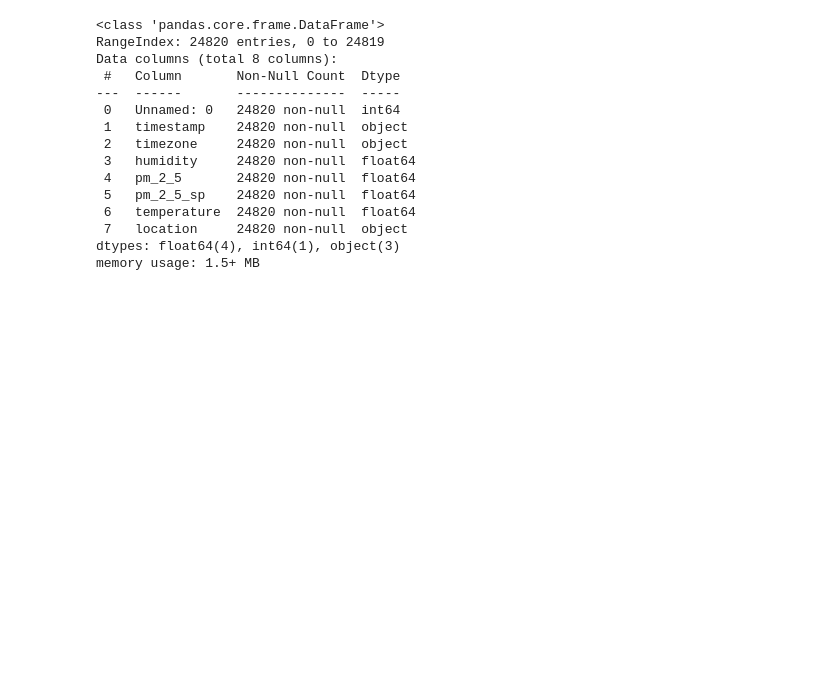
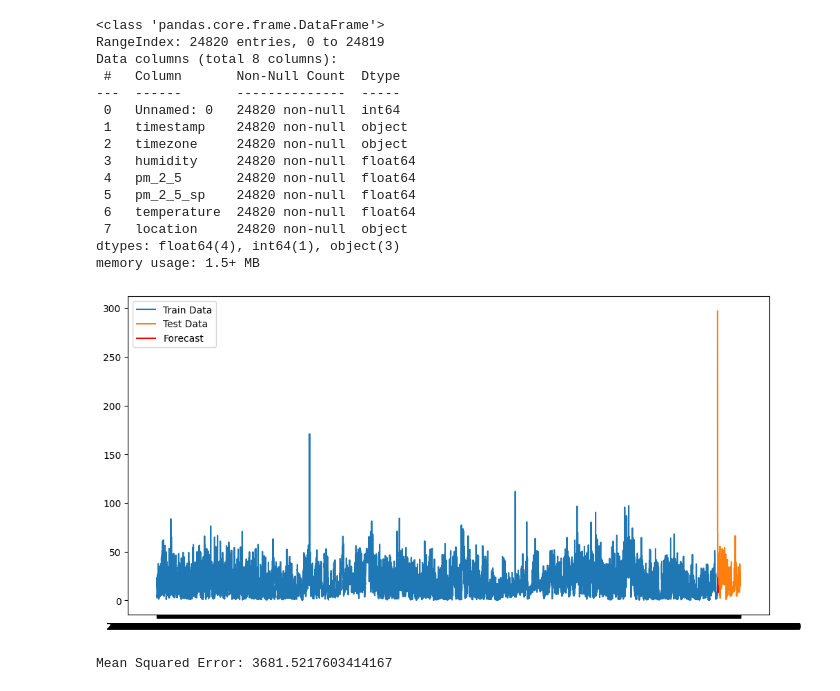
Before and after one commit to KIM2548TH/termproject1-2_cleandata, a Jupyter notebook: test3_pitta.ipynb, the cells around one changed output. Saved outputs shown, nothing was run; the diff lists cells and outputs as text; code cells hidden in the pictures; blank space fills up the shorter version.

Commit message:
push sarimax but nan

```diff
--- a/test3_pitta.ipynb
+++ b/test3_pitta.ipynb
@@ -279,3 +279,44 @@ Data columns (total 8 columns):
  7   location     24820 non-null  object
 dtypes: float64(4), int64(1), object(3)
 memory usage: 1.5+ MB
+# %%
+import pandas as pd
+import matplotlib.pyplot as plt
+from statsmodels.tsa.statespace.sarimax import SARIMAX
+from sklearn.metrics import mean_squared_error
+
+# โหลดข้อมูลจากไฟล์ CSV
+file_path = "cleaned_data.csv"  # แก้ไขเป็น path ที่ถูกต้องถ้าไฟล์อยู่ที่อื่น
+df = pd.read_csv(file_path)
+
+# ตั้งค่า timestamp เป็น index โดยไม่แปลงเป็น datetime
+df.set_index('timestamp', inplace=True)
+
+# เลือกคอลัมน์ pm_2_5 สำหรับการทำนาย
+data = df['pm_2_5']
+
+# แบ่งข้อมูลเป็นชุดฝึกและชุดทดสอบ
+train_data = data[:'2024-12-31']
+test_data = data['2025-01-01':]
+
+# สร้างและฝึกโมเดล SARIMAX
+model = SARIMAX(train_data, order=(1, 1, 1), seasonal_order=(1, 1, 1, 24))
+model_fit = model.fit(disp=False)
+
+# ทำนายค่า PM 2.5 ใน 1 วันข้างหน้า (24 ชั่วโมง)
+forecast = model_fit.forecast(steps=24)
+
+# แสดงผลการทำนาย
+plt.figure(figsize=(12, 6))
+plt.plot(train_data.index, train_data, label='Train Data')
+plt.plot(test_data.index, test_data, label='Test Data')
+plt.plot(forecast.index, forecast, label='Forecast', color='red')
+plt.legend()
+plt.show()
+
+# ประเมินผลการทำนาย
+mse = mean_squared_error(test_data[:24], forecast)
+print(f'Mean Squared Error: {mse}')
+# %% [output]
+[figure, added]
+Mean Squared Error: 3681.5217603414167
```
Also changed, not shown: parts of 5 cells of this notebook.
